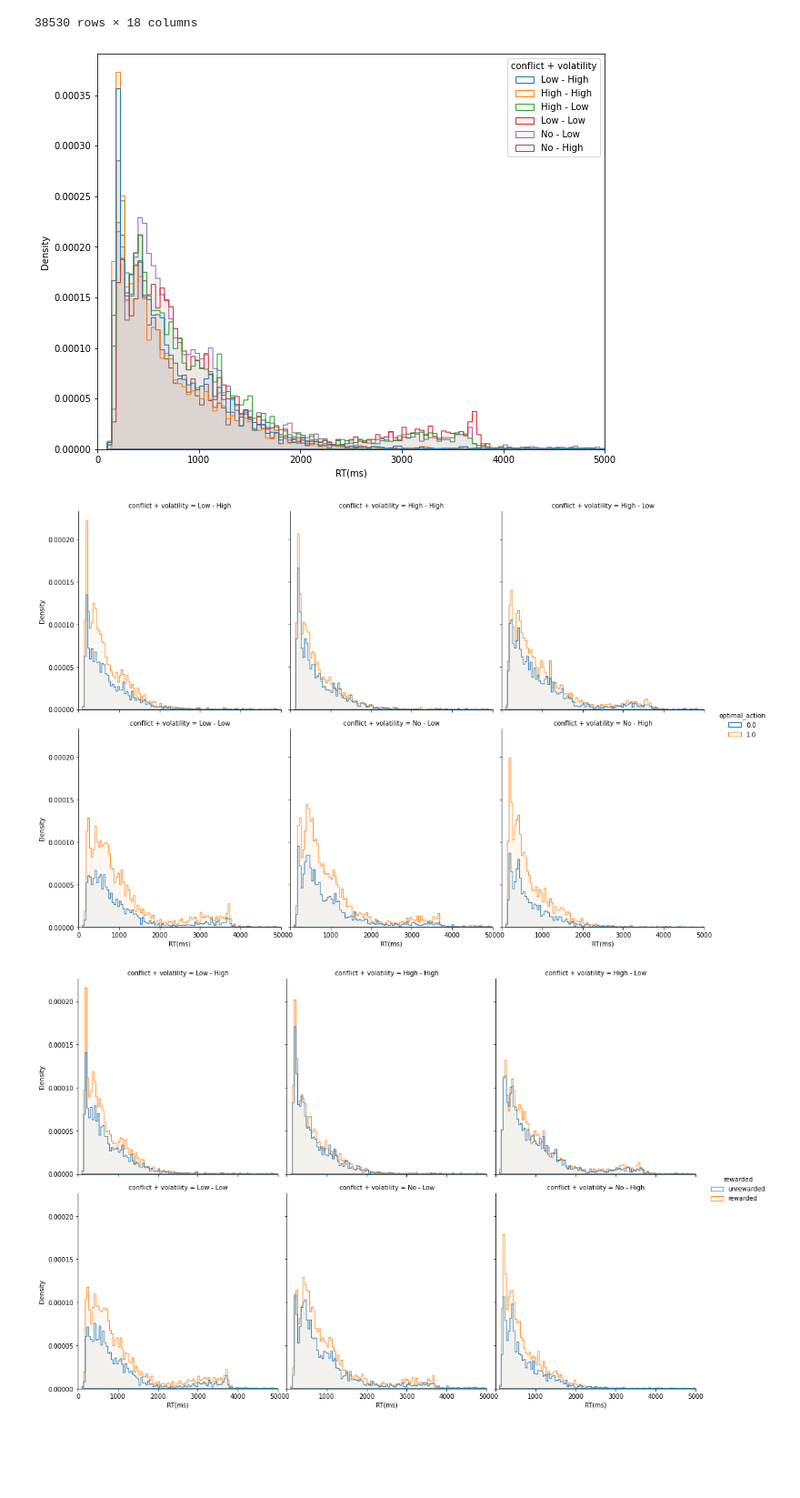
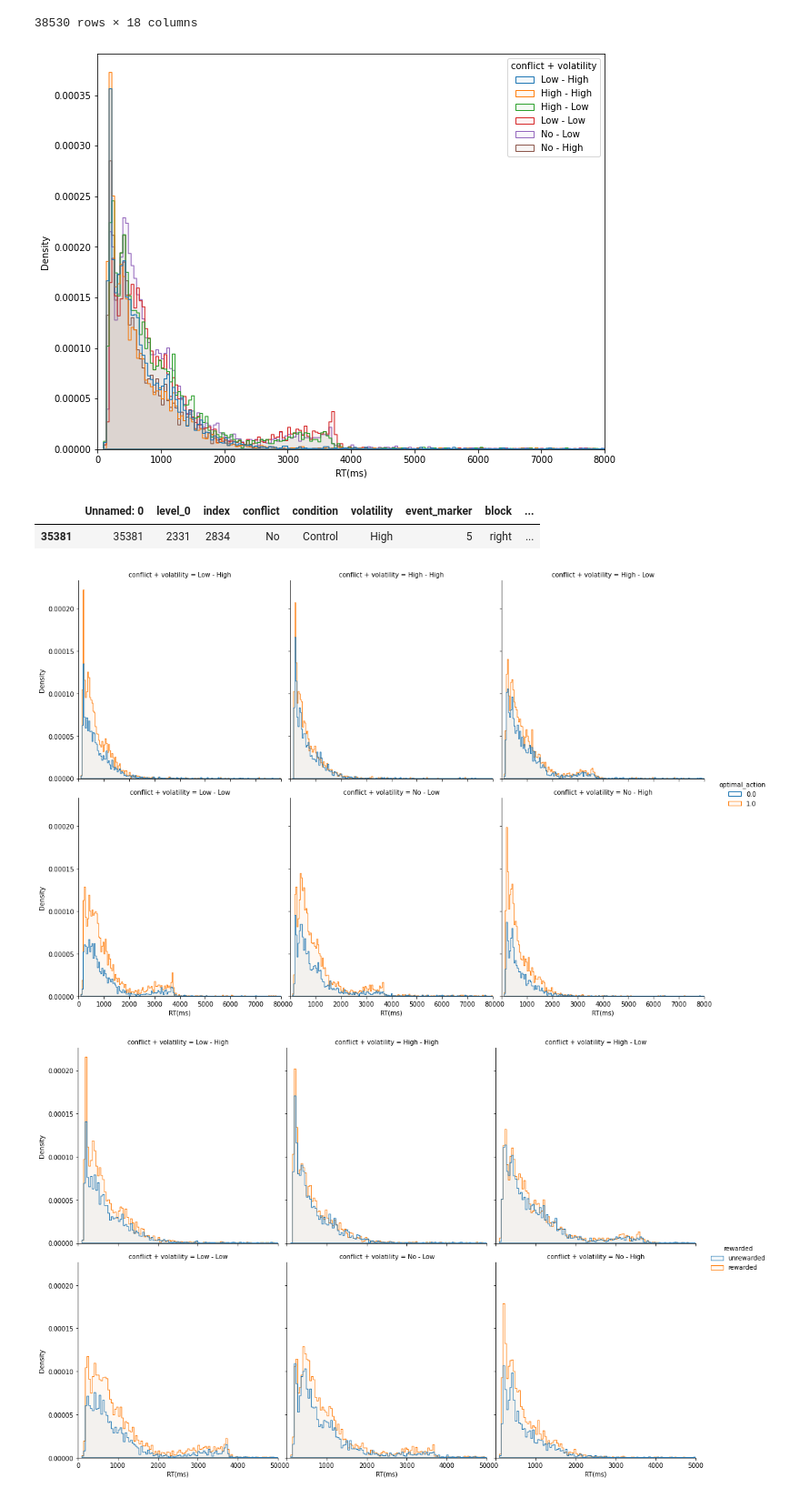
Before and after one commit to jyotikab/Y_maze_data_analysis, a Jupyter notebook: read_decision_times.ipynb, the cells around one changed output. Shown at 91% size. Drawn from its saved outputs; the diff is of its cells as text; code cells hidden in the pictures; blank space fills up the shorter version.

```diff
--- a/read_decision_times.ipynb
+++ b/read_decision_times.ipynb
@@ -147,18 +147,23 @@ all_conflicts
 # %%
 fig,ax = pl.subplots(1,1,figsize=(10,8))
 # sns.histplot(x="RT(ms)",data=all_conflicts,hue='conflict + volatility',log_scale=True,element='step',ax=ax,kde=True,alpha=0.05,stat='density',line_kws={'linewidth':4.5})
 sns.histplot(x="RT(ms)",data=all_conflicts,hue='conflict + volatility',element='step',ax=ax,alpha=0.05,stat='density',line_kws={'linewidth':4.5})
-ax.set_xlim(0,5000)
+ax.set_xlim(0,8000)
 fig.savefig(figure_dir+"Exanple_RT_distribution.png")
 # %% [output]
-[figure, old version]
+[figure, new version]
+# %%
+all_conflicts.loc[all_conflicts["RT(ms)"]==np.max(all_conflicts["RT(ms)"])]
+# %% [output]
+|  | Unnamed: 0 | level_0 | index | conflict | condition | volatility | event_marker | block | ... |
+| 35381 | 35381 | 2331 | 2834 | No | Control | High | 5 | right | ... |
 # %%
 g2 = sns.displot(x="RT(ms)",hue="optimal_action",col='conflict + volatility',data=all_conflicts,col_wrap=3,element='step',alpha=0.05,stat='density',line_kws={'linewidth':4.5})
 for ax in g2.axes:
-    ax.set_xlim(0,5000)
+    ax.set_xlim(0,8000)
 g2.savefig(figure_dir+"Correct_vs_incorrect_action_RTs.png")
 # %% [output]
-[figure, old version]
+[figure, new version]
 # %%
 g3 = sns.displot(x="RT(ms)",hue="rewarded",col='conflict + volatility',data=all_conflicts,col_wrap=3,element='step',alpha=0.05,stat='density',line_kws={'linewidth':4.5})
 for ax in g3.axes:
```
Also changed, not shown: parts of 1 cell of this notebook.
